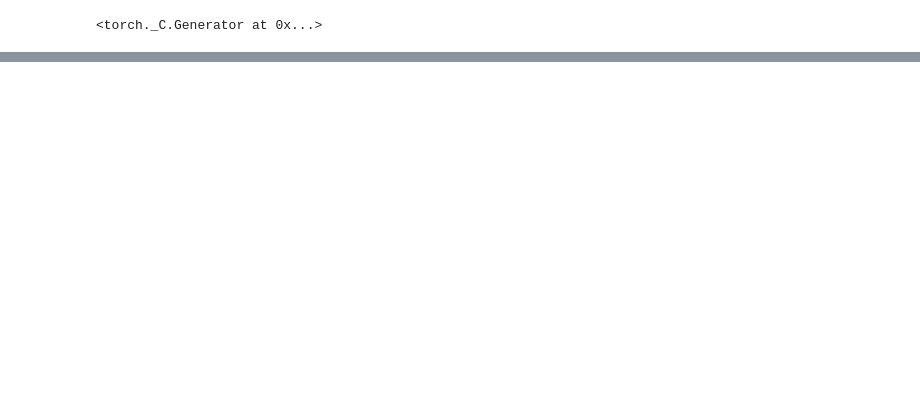
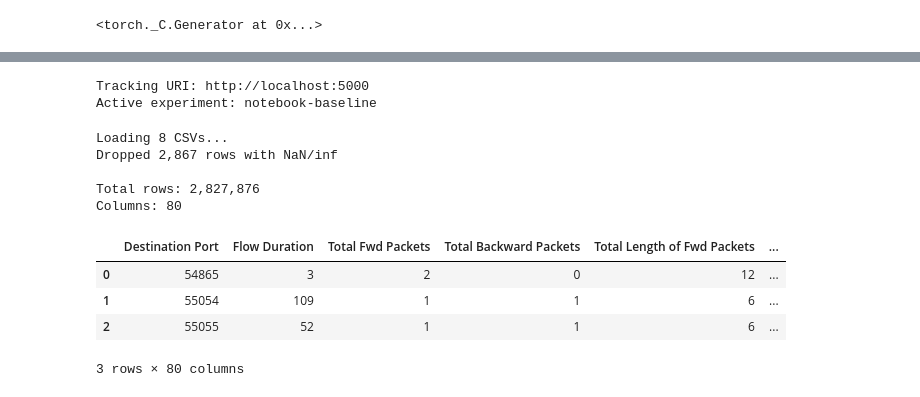
Before and after one commit to sarthak-ad011/RealTime-Network-Anomaly-Detection, a Jupyter notebook: notebooks/reference_book.ipynb, the cells around one changed output, grey strips where cells are left out. Cells and saved outputs as stored; diff of their text form; code cells hidden in the pictures; blank space fills up the shorter version.

```diff
--- a/notebooks/reference_book.ipynb
+++ b/notebooks/reference_book.ipynb
@@ -59,0 +65,52 @@ torch.manual_seed(SEED)
+# %%
+client = mlflow.tracking.MlflowClient()
+print(f"Tracking URI: {mlflow.get_tracking_uri()}")
+print(f"Active experiment: {mlflow.get_experiment_by_name('notebook-baseline').name}")
+# %% [output]
+Tracking URI: http://localhost:5000
+Active experiment: notebook-baseline
+# %%
+FEATURE_COLS = [
+    "Flow Duration", "Total Fwd Packets", "Total Backward Packets",
+    "Fwd Packet Length Mean", "Bwd Packet Length Mean",
+    "Flow Bytes/s", "Flow Packets/s",
+    "Flow IAT Mean", "Fwd IAT Mean", "Bwd IAT Mean",
+    "Packet Length Mean", "Packet Length Std",
+    "SYN Flag Count", "ACK Flag Count", "Average Packet Size",
+]
+# %%
+LABEL_COL = "Label"
+DATA_DIR = Path("../data/raw")
+# %%
+def load_raw(data_dir):
+    csvs = sorted(Path(data_dir).glob("*.csv"))
+    if not csvs:
+        raise FileNotFoundError(f"No CSVs in {data_dir} — see synthetic-data cell below")
+    print(f"Loading {len(csvs)} CSVs...")
+    df = pd.concat([pd.read_csv(f, low_memory=False) for f in csvs], ignore_index=True)
+    df.columns = df.columns.str.strip()
+    return df
+# %%
+def clean_data(df):
+    df = df.replace([np.inf, -np.inf], np.nan)
+    before = len(df)
+    df = df.dropna(subset=FEATURE_COLS + [LABEL_COL])
+    print(f"Dropped {before - len(df):,} rows with NaN/inf")
+    df["label_binary"] = (df[LABEL_COL].str.strip() != "BENIGN").astype(int)
+    return df
+# %%
+df = clean_data(load_raw(DATA_DIR))
+print(f"\nTotal rows: {len(df):,}")
+print(f"Columns: {len(df.columns)}")
+df.head(3)
+# %% [output]
+Loading 8 CSVs...
+Dropped 2,867 rows with NaN/inf
+
+Total rows: 2,827,876
+Columns: 80
+|  | Destination Port | Flow Duration | Total Fwd Packets | Total Backward Packets | Total Length of Fwd Packets | ... |
+| 0 | 54865 | 3 | 2 | 0 | 12 | ... |
+| 1 | 55054 | 109 | 1 | 1 | 6 | ... |
+| 2 | 55055 | 52 | 1 | 1 | 6 | ... |
+3 rows × 80 columns
```
Also changed, not shown: parts of 28 cells of this notebook, 1 other file.
